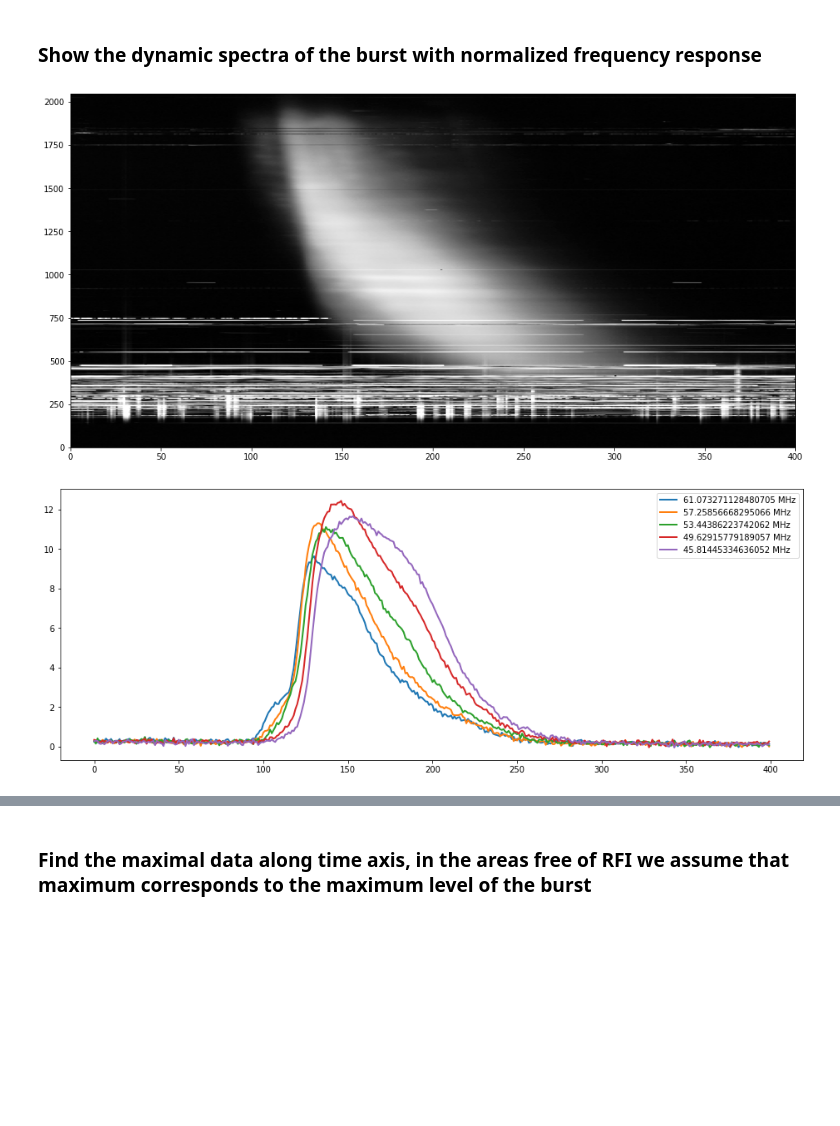
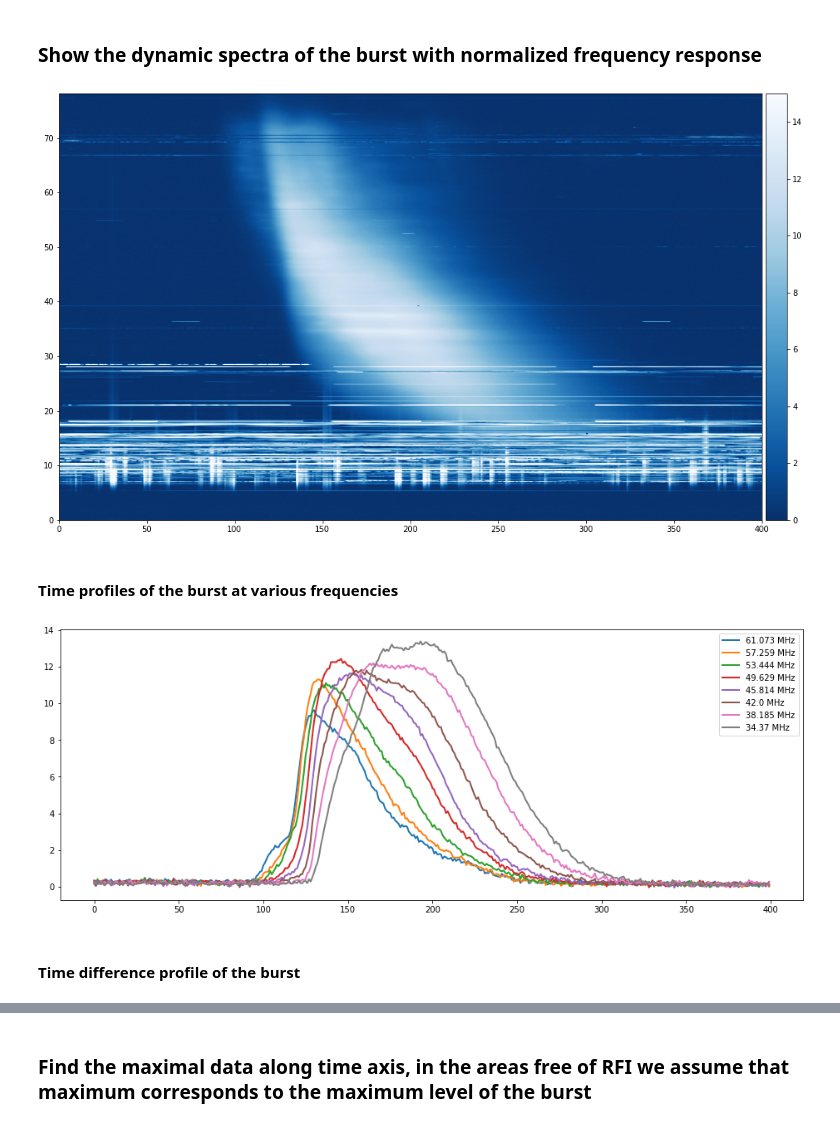
Before and after one commit to serge-yerin/jupyter-radio-astronomy, a Jupyter notebook: Sun_burst_GURT_2020.06.04.ipynb, the cells around one changed output, grey strips where cells are left out. Drawn from its saved outputs; the diff is of its cells as text; code cells hidden in the pictures; blank space fills up the shorter version.

```diff
--- a/Sun_burst_GURT_2020.06.04.ipynb
+++ b/Sun_burst_GURT_2020.06.04.ipynb
@@ -58,24 +58,32 @@ Max. frequency of the range:  70.99150268685882  MHz
 # %%
 v_min = 0
 v_max = 15
-fig = plt.figure(figsize=(16.0, 8.0))
+fig = plt.figure(figsize=(19.0, 10.0))
 ax1 = fig.add_subplot(111)
-im1 = ax1.imshow(np.flipud(param), aspect='auto', vmin=v_min, vmax=v_max, cmap='Greys_r', \
-                  extent=[0, param.shape[1], 0, param.shape[0]])
+im0 = ax1.imshow(np.flipud(param), aspect='auto', vmin=v_min, vmax=v_max, cmap='Blues_r', \
+                  extent=[0, param.shape[1], 0, f_max])
+cbar = fig.colorbar(im0, ax=ax1, pad=0.005)
 # %% [output]
-[figure, old version]
+[figure, new version]
+# %% [markdown]
+#### Time profiles of the burst at various frequencies
 # %%
 fig = plt.figure(figsize=(16.0, 6.0));
 ax1 = fig.add_subplot(111);
-ax1.plot(param[1600, :], linewidth='2.0', label=str(frequency[1600]) + ' MHz');
-ax1.plot(param[1500, :], linewidth='2.0', label=str(frequency[1500]) + ' MHz');
-ax1.plot(param[1400, :], linewidth='2.0', label=str(frequency[1400]) + ' MHz');
-ax1.plot(param[1300, :], linewidth='2.0', label=str(frequency[1300]) + ' MHz');
-ax1.plot(param[1200, :], linewidth='2.0', label=str(frequency[1200]) + ' MHz');
+ax1.plot(param[1600, :], linewidth='2.0', label=str(np.round(frequency[1600], 3)) + ' MHz');
+ax1.plot(param[1500, :], linewidth='2.0', label=str(np.round(frequency[1500], 3)) + ' MHz');
+ax1.plot(param[1400, :], linewidth='2.0', label=str(np.round(frequency[1400], 3)) + ' MHz');
+ax1.plot(param[1300, :], linewidth='2.0', label=str(np.round(frequency[1300], 3)) + ' MHz');
+ax1.plot(param[1200, :], linewidth='2.0', label=str(np.round(frequency[1200], 3)) + ' MHz');
+ax1.plot(param[1100, :], linewidth='2.0', label=str(np.round(frequency[1100], 3)) + ' MHz');
+ax1.plot(param[1000, :], linewidth='2.0', label=str(np.round(frequency[1000], 3)) + ' MHz');
+ax1.plot(param[900, :], linewidth='2.0', label=str(np.round(frequency[900], 3)) + ' MHz');
 ax1.legend();
 #ax1.set_xlim(xmin=0, xmax=78);
 # %% [output]
-[figure, old version]
+[figure, new version]
+# %% [markdown]
+#### Time difference profile of the burst
 # %%
 diff_t = param.copy()
 for i in range(diff_t.shape[1]-1):
```
Also changed, not shown: parts of 27 cells of this notebook, 2 other files.
